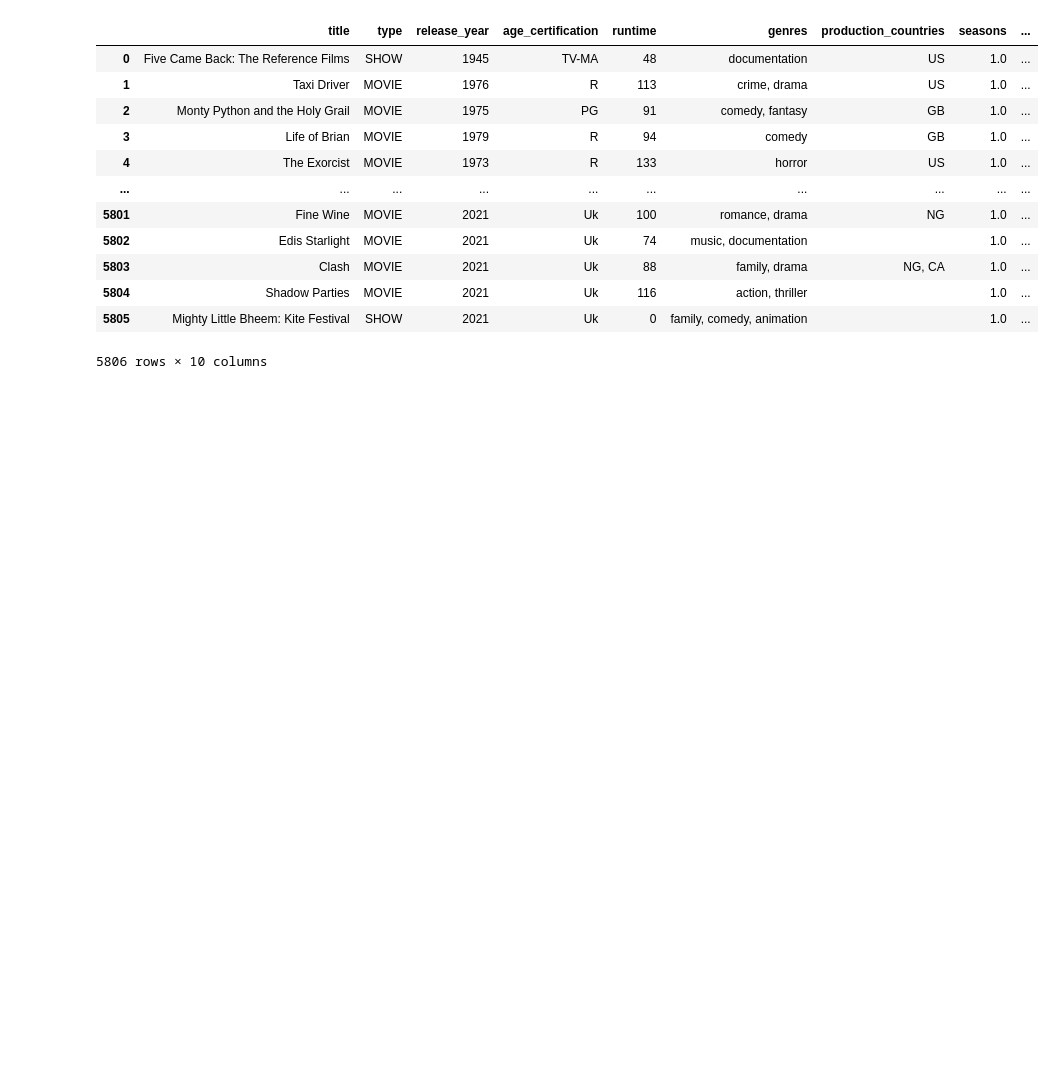
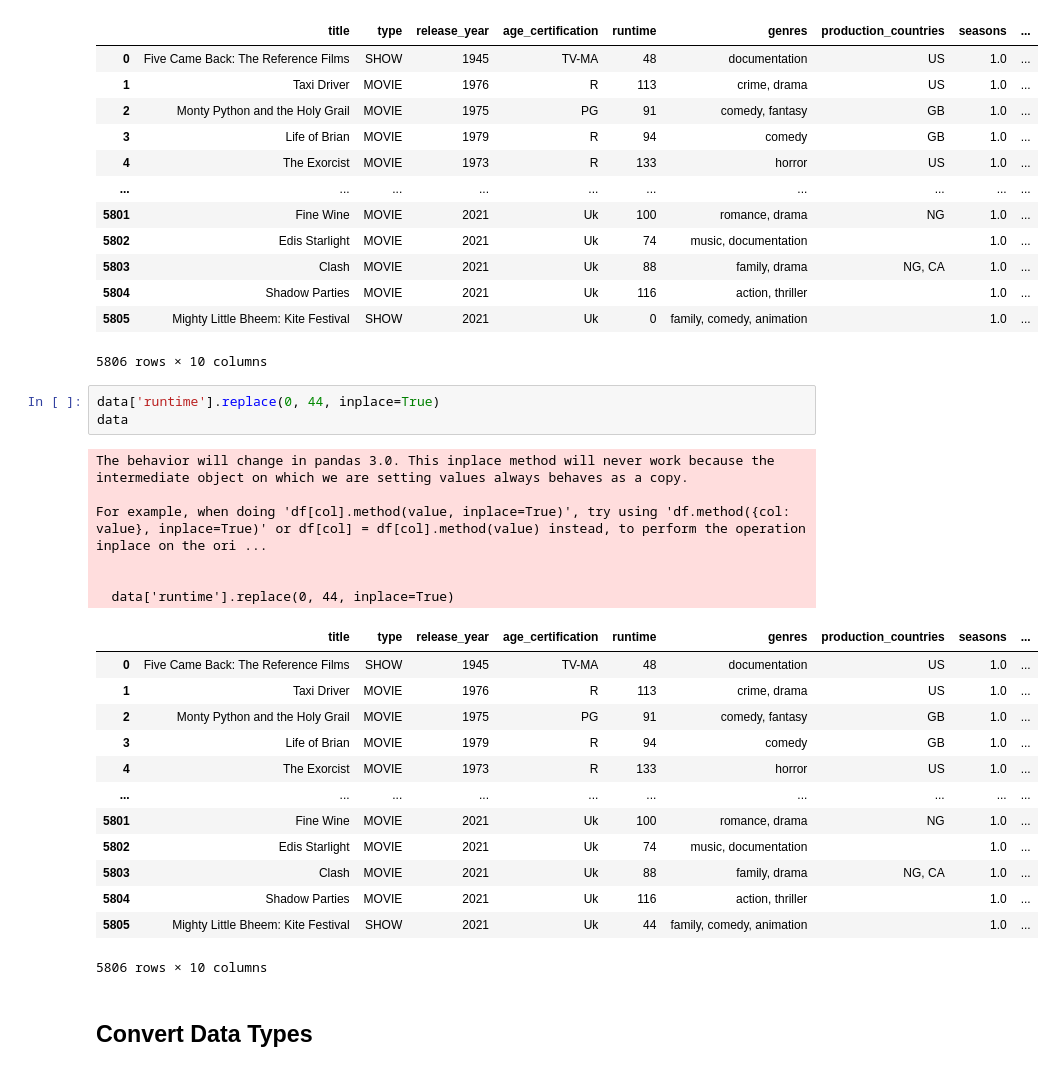
Before and after one commit to Karthikgolla9030/Netflix_Analysis_Project, a Jupyter notebook: processing.ipynb, the cells around one changed output. Drawn from its saved outputs; the diff is of its cells as text; blank space fills up the shorter version.

```diff
--- a/processing.ipynb
+++ b/processing.ipynb
@@ -319,3 +319,28 @@ data
 | 5804 | Shadow Parties | MOVIE | 2021 | Uk | 116 | action, thriller |  | 1.0 | ... |
 | 5805 | Mighty Little Bheem: Kite Festival | SHOW | 2021 | Uk | 0 | family, comedy, animation |  | 1.0 | ... |
 5806 rows × 10 columns
+# %%
+data['runtime'].replace(0, 44, inplace=True)
+data
+# %% [output]
+The behavior will change in pandas 3.0. This inplace method will never work because the intermediate object on which we are setting values always behaves as a copy.
+
+For example, when doing 'df[col].method(value, inplace=True)', try using 'df.method({col: value}, inplace=True)' or df[col] = df[col].method(value) instead, to perform the operation inplace on the ori ...
+
+
+  data['runtime'].replace(0, 44, inplace=True)
+|  | title | type | release_year | age_certification | runtime | genres | production_countries | seasons | ... |
+| 0 | Five Came Back: The Reference Films | SHOW | 1945 | TV-MA | 48 | documentation | US | 1.0 | ... |
+| 1 | Taxi Driver | MOVIE | 1976 | R | 113 | crime, drama | US | 1.0 | ... |
+| 2 | Monty Python and the Holy Grail | MOVIE | 1975 | PG | 91 | comedy, fantasy | GB | 1.0 | ... |
+| 3 | Life of Brian | MOVIE | 1979 | R | 94 | comedy | GB | 1.0 | ... |
+| 4 | The Exorcist | MOVIE | 1973 | R | 133 | horror | US | 1.0 | ... |
+| ... | ... | ... | ... | ... | ... | ... | ... | ... | ... |
+| 5801 | Fine Wine | MOVIE | 2021 | Uk | 100 | romance, drama | NG | 1.0 | ... |
+| 5802 | Edis Starlight | MOVIE | 2021 | Uk | 74 | music, documentation |  | 1.0 | ... |
+| 5803 | Clash | MOVIE | 2021 | Uk | 88 | family, drama | NG, CA | 1.0 | ... |
+| 5804 | Shadow Parties | MOVIE | 2021 | Uk | 116 | action, thriller |  | 1.0 | ... |
+| 5805 | Mighty Little Bheem: Kite Festival | SHOW | 2021 | Uk | 44 | family, comedy, animation |  | 1.0 | ... |
+5806 rows × 10 columns
+# %% [markdown]
+<h2>Convert Data Types</h2>
```
Also changed, not shown: parts of 3 cells of this notebook.
